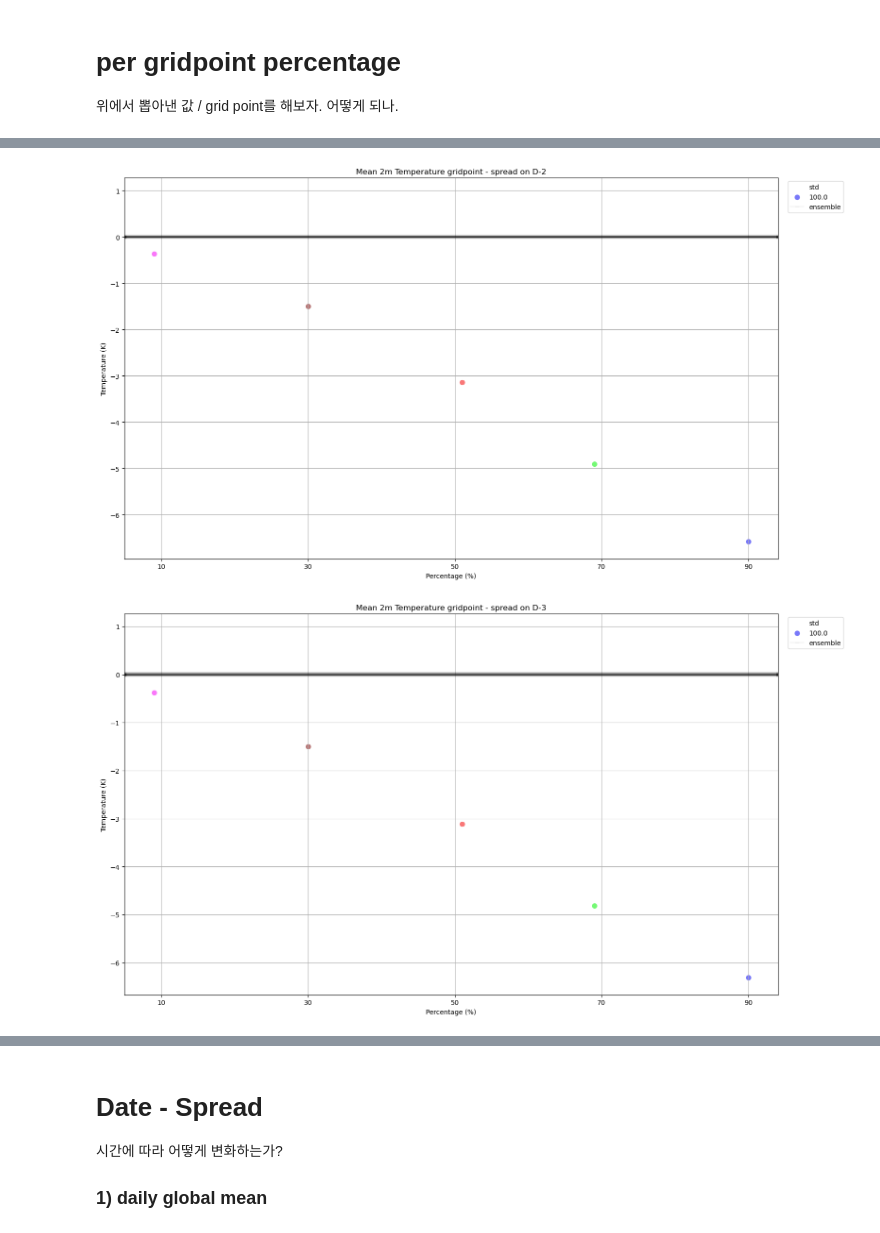
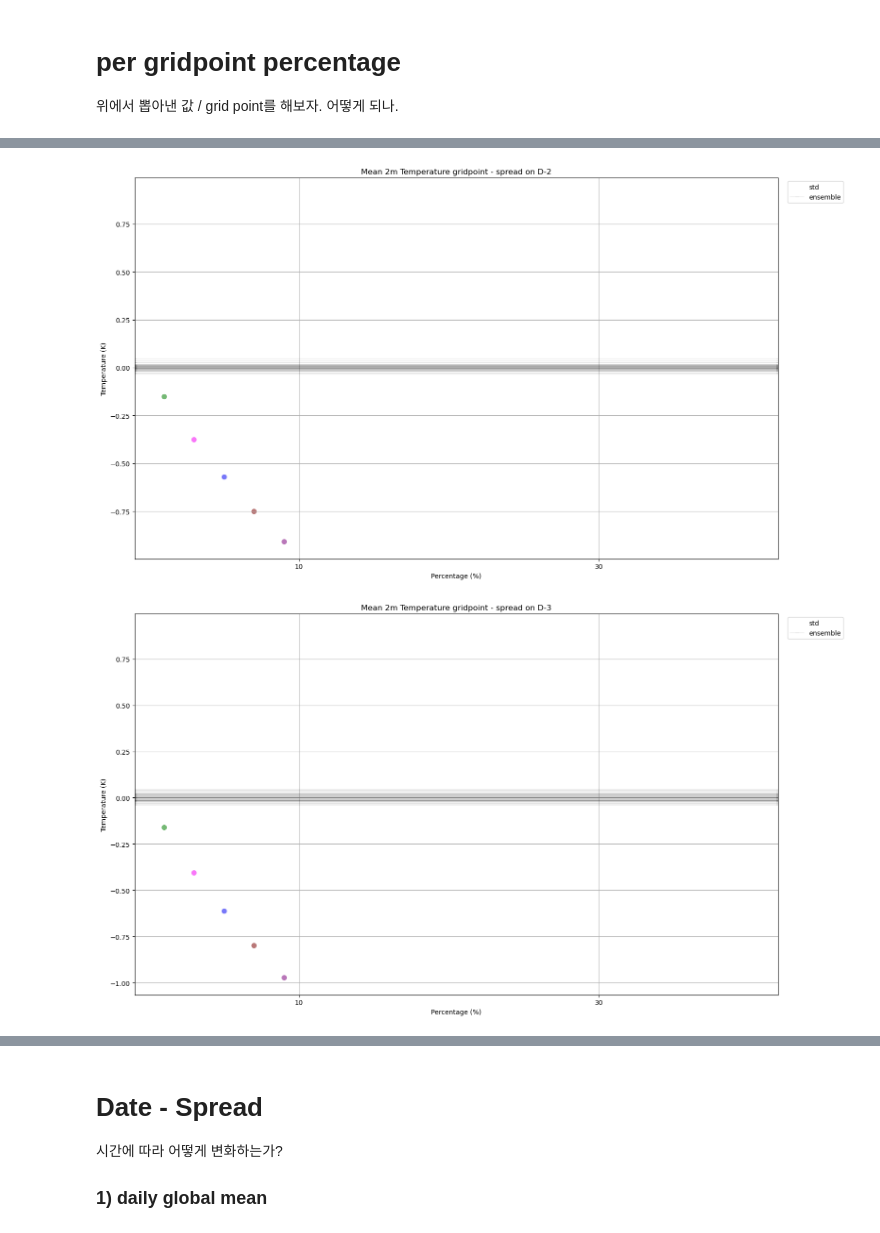
Before and after one commit to HisKim1/his_graphcast, a Jupyter notebook: spread/GC_spread_intensity.ipynb, the cells around one changed output, grey strips where cells are left out. Saved outputs shown, nothing was run; the diff lists cells and outputs as text; code cells hidden in the pictures.

```diff
--- a/spread/GC_spread_intensity.ipynb
+++ b/spread/GC_spread_intensity.ipynb
@@ -46,7 +46,7 @@ for key, value in target_var.items():
     nwp_mean[key] = nwp[key].mean(dim="ensemble")
     nwp[key] -= nwp_mean[key]
 
-    with open(f"/data/GC_output/analysis/percent2/percent_10_GC_only{value}_GlobAvg.pkl", "rb") as f:
+    with open(f"/data/GC_output/analysis/percent2/zoom_shuffle_percent_GC_{value}_GlobAvg.pkl", "rb") as f:
         gc_sample[key] = pickle.load(f)
 
     # with open(f"/data/GC_output/analysis/percent2/zoom_GC_{value}_GlobAvg.pkl", "rb") as f:
@@ -286,7 +286,7 @@ for target_date in range(10):
         percent = float(name.split("_")[1])
         std = float(name.split("_")[0])
 
-        offset = (i%3 -1) * 1
+        offset = 0 # (i%3 -1) * 1
         # if float(std) > 0.5:
         #     continue
         if percent == 90:
@@ -312,2 +312,2 @@ for target_date in range(10):
-[figure, old version]
+[figure, new version]
-[figure, old version]
+[figure, new version]
```
Also changed, not shown: parts of 6 cells of this notebook, 5 other files.
